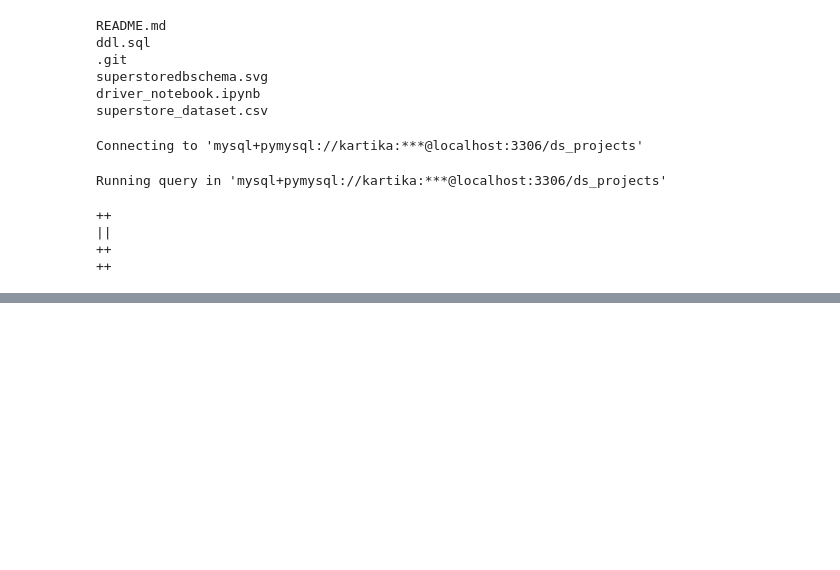
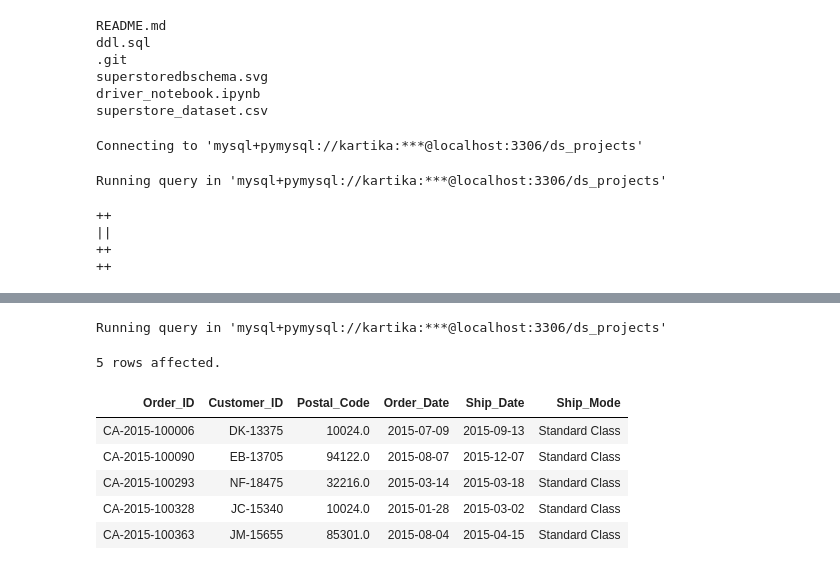
Before and after one commit to Kartika-Nidhi/SQL_Datasets, a Jupyter notebook: driver_notebook.ipynb, the cells around one changed output, grey strips where cells are left out. Saved outputs shown, nothing was run; the diff lists cells and outputs as text; code cells hidden in the pictures; blank space fills up the shorter version.

```diff
--- a/driver_notebook.ipynb
+++ b/driver_notebook.ipynb
@@ -127,0 +156,13 @@ df = pd.read_csv('superstore_dataset.csv', encoding = 'ISO-8859-1')
+# %%
+%%sql
+
+SELECT * FROM fact_orders LIMIT 5;
+# %% [output]
+Running query in 'mysql+pymysql://kartika:***@localhost:3306/ds_projects'
+5 rows affected.
+| Order_ID | Customer_ID | Postal_Code | Order_Date | Ship_Date | Ship_Mode |
+| CA-2015-100006 | DK-13375 | 10024.0 | 2015-07-09 | 2015-09-13 | Standard Class |
+| CA-2015-100090 | EB-13705 | 94122.0 | 2015-08-07 | 2015-12-07 | Standard Class |
+| CA-2015-100293 | NF-18475 | 32216.0 | 2015-03-14 | 2015-03-18 | Standard Class |
+| CA-2015-100328 | JC-15340 | 10024.0 | 2015-01-28 | 2015-03-02 | Standard Class |
+| CA-2015-100363 | JM-15655 | 85301.0 | 2015-08-04 | 2015-04-15 | Standard Class |
```
Also changed, not shown: parts of 2 cells of this notebook, 2 other files.
